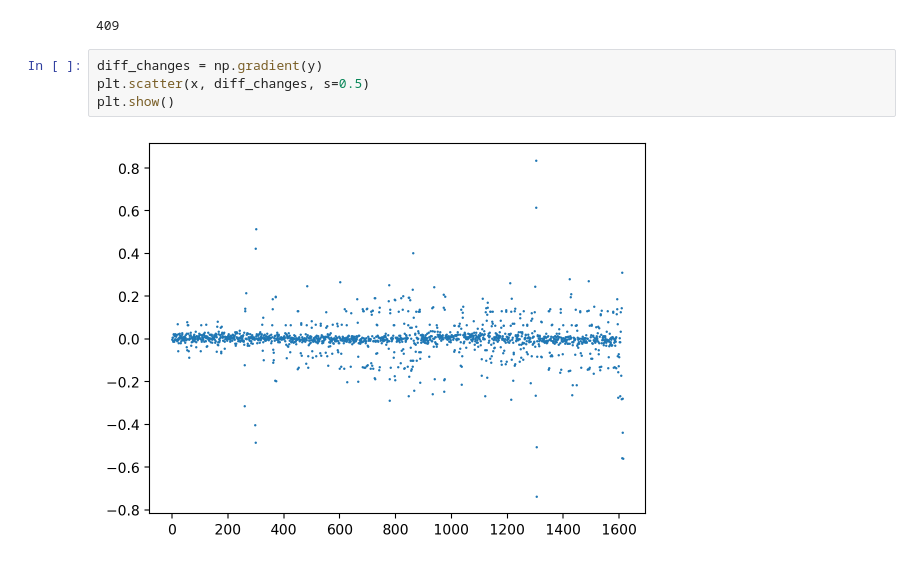
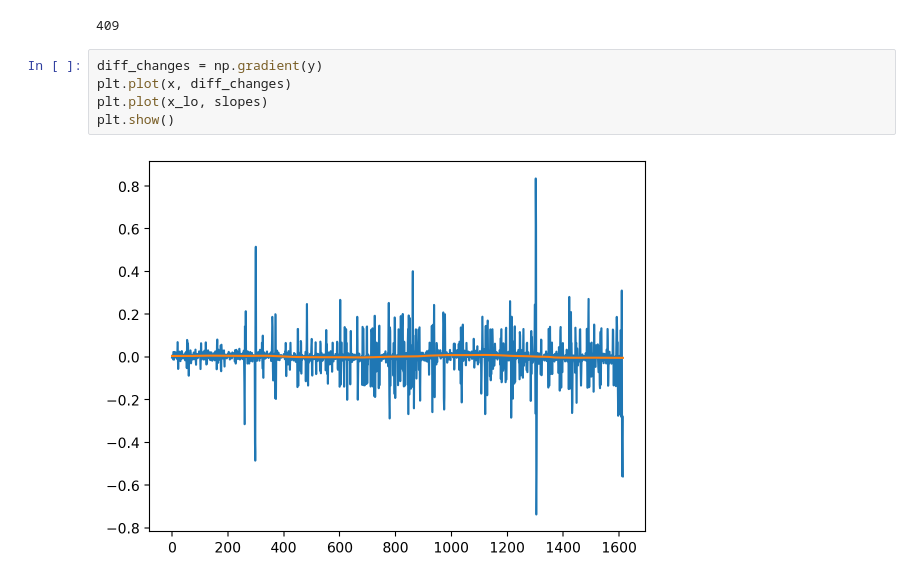
Before and after one commit to orangishcat/note, a Jupyter notebook: backend/resources/notebooks/tempo analysis.ipynb, the cells around one changed output. Drawn from its saved outputs; the diff is of its cells as text.

```diff
--- a/backend/resources/notebooks/tempo analysis.ipynb
+++ b/backend/resources/notebooks/tempo analysis.ipynb
@@ -133,7 +133,8 @@ round(ur * 1e5)
 409
 # %%
 diff_changes = np.gradient(y)
-plt.scatter(x, diff_changes, s=0.5)
+plt.plot(x, diff_changes)
+plt.plot(x_lo, slopes)
 plt.show()
 # %% [output]
-[figure, old version]
+[figure, new version]
```
Also changed, not shown: 11 other files.
